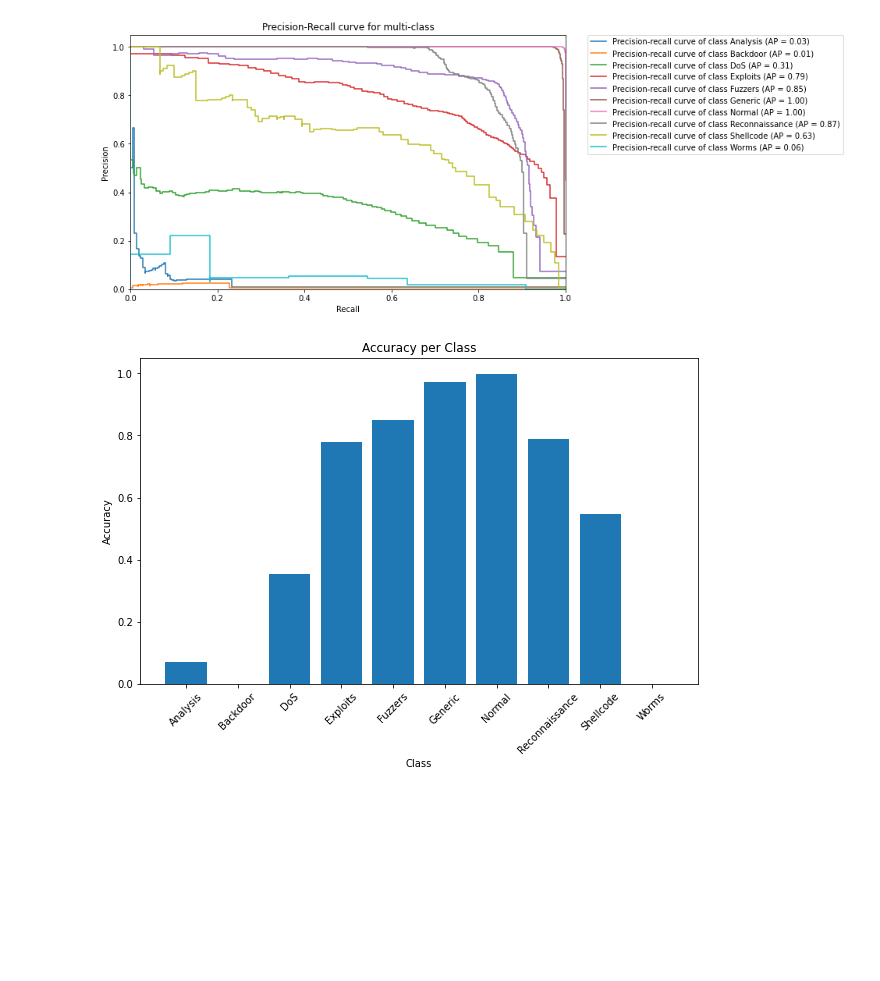
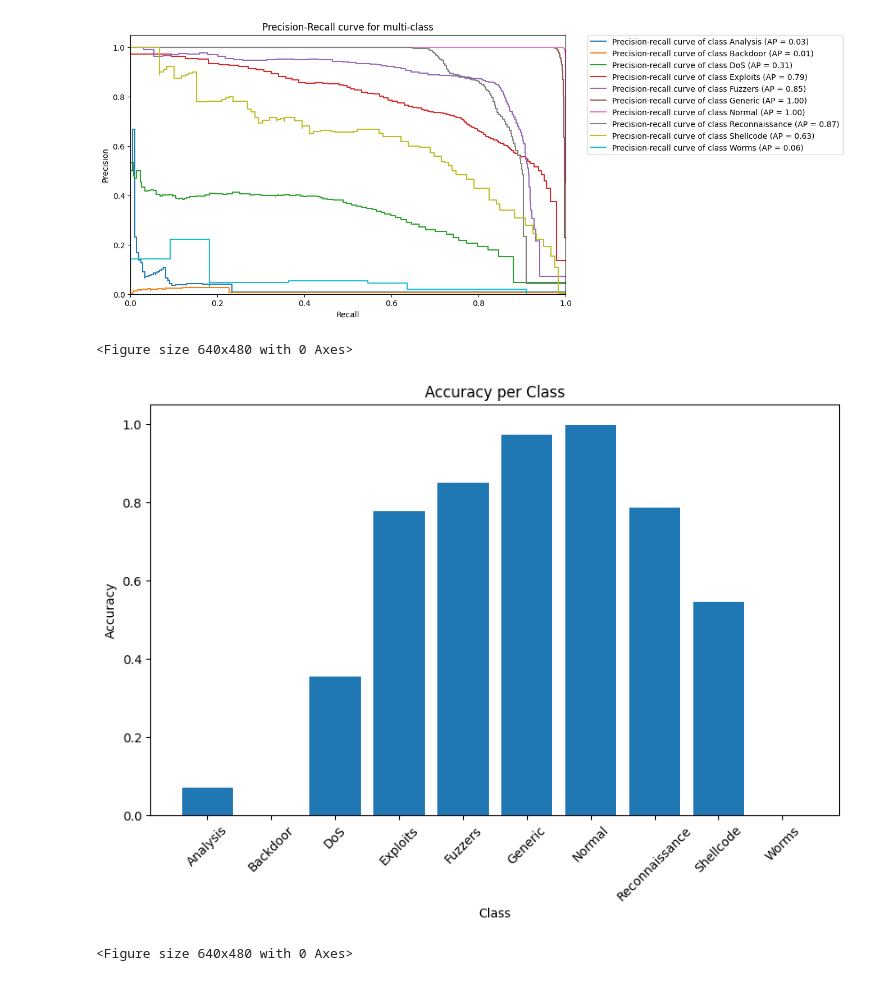
Before and after one commit to RaymondMcCreesh/ML_Based-IoT-cybersecurity, a Jupyter notebook: Edge-IIoTset dataset/Selected dataset for ML and DL/RandomForrestUNSW_NB15.ipynb, the cells around one changed output. Cells and saved outputs as stored; diff of their text form; code cells hidden in the pictures; blank space fills up the shorter version.

```diff
--- a/Edge-IIoTset dataset/Selected dataset for ML and DL/RandomForrestUNSW_NB15.ipynb
+++ b/Edge-IIoTset dataset/Selected dataset for ML and DL/RandomForrestUNSW_NB15.ipynb
@@ -9,7 +12,7 @@ from sklearn.preprocessing import label_binarize
 import matplotlib.pyplot as plt
 
 
-def print_score(y_pred, y_real, y_score, label_encoder):
+def print_score(y_pred, y_real, y_score, label_encoder, model_name):
     data = []
 
     data.append(["Accuracy", accuracy_score(y_real, y_pred)])
@@ -27,8 +30,11 @@ def print_score(y_pred, y_real, y_score, label_encoder):
     score_df = pd.DataFrame(data, columns=["Metric", "Value"])
     display(score_df)
 
+    # Save the score DataFrame to a CSV file
+    score_df.to_csv(f"{model_name}_metrics.csv", index=False)
 
-def plot_roc_curve(y_true, y_score, label_encoder):
+
+def plot_roc_curve(y_true, y_score, label_encoder, model_name):
     n_classes = len(label_encoder.classes_)
 
     if n_classes == 2:
@@ -67,11 +73,14 @@ def plot_roc_curve(y_true, y_score, label_encoder):
         plt.title('Receiver Operating Characteristic (ROC) curve for multi-class')
         plt.legend(loc="best", bbox_to_anchor=(1.05, 1), borderaxespad=0.)
         plt.show()
+        fig = plt.gcf()  # Get the current figure
+        # Save the figure to an image file
+        fig.savefig(f"{model_name}_roc_curve.png", bbox_inches='tight')
 
 
 from sklearn.metrics import PrecisionRecallDisplay
 
-def plot_precision_recall_curve(y_true, y_score, label_encoder):
+def plot_precision_recall_curve(y_true, y_score, label_encoder, model_name):
     n_classes = len(label_encoder.classes_)
 
     if n_classes == 2:
@@ -110,8 +119,11 @@ def plot_precision_recall_curve(y_true, y_score, label_encoder):
         plt.title('Precision-Recall curve for multi-class')
         plt.legend(loc="best", bbox_to_anchor=(1.05, 1), borderaxespad=0.)
         plt.show()
+        fig = plt.gcf()  # Get the current figure
+        # Save the figure to an image file
+        fig.savefig(f"{model_name}_roc_curve.png", bbox_inches='tight')
 
-def plot_class_accuracy(y_true, y_pred, label_encoder):
+def plot_class_accuracy(y_true, y_pred, label_encoder, model_name):
     n_classes = len(label_encoder.classes_)
     class_counts = np.zeros(n_classes)
     class_corrects = np.zeros(n_classes)
@@ -132,11 +144,13 @@ def plot_class_accuracy(y_true, y_pred, label_encoder):
     plt.xticks(rotation=45)
     plt.ylim([0.0, 1.05])
     plt.show()
-
+    fig = plt.gcf()  # Get the current figure
+    # Save the figure to an image file
+    fig.savefig(f"{model_name}_class_accuracy.png", bbox_inches='tight')
 
 
 # Load the dataset
-file_path = 'UNSW_NB15_training-set.csv'
+file_path = '/content/drive/MyDrive/UNSW_NB15_training-set.csv'
 df = pd.read_csv(file_path)
 # %%
 
@@ -175,5 +186,7 @@ plot_roc_curve(y_test, y_score, label_encoder)
 # %%
+model_name = 'RandomForest'
+plot_roc_curve(y_test, y_score, label_encoder, model_name)
 # Print scores
 print("Random Forest Classifier")
-print_score(y_pred, y_test, y_score, label_encoder)
+print_score(y_pred, y_test, y_score, label_encoder, model_name)
 # %% [output]
@@ -198,14 +213,16 @@ Random Forest Classifier
 # %%
 # Plot Precision-Recall curve
-plot_precision_recall_curve(y_test, y_score, label_encoder)
+plot_precision_recall_curve(y_test, y_score, label_encoder, model_name)
 # %% [output]
-[figure, old version]
+[figure, new version]
+<Figure size 640x480 with 0 Axes>
 # %%
 
 # Usage example
-plot_class_accuracy(y_test, y_pred, label_encoder)
+plot_class_accuracy(y_test, y_pred, label_encoder, model_name)
 # %% [output]
-[figure, old version]
+[figure, new version]
+<Figure size 640x480 with 0 Axes>
 # %%
 from sklearn.metrics import f1_score
 
```
Also changed, not shown: parts of 4 cells of this notebook, 42 other files.
